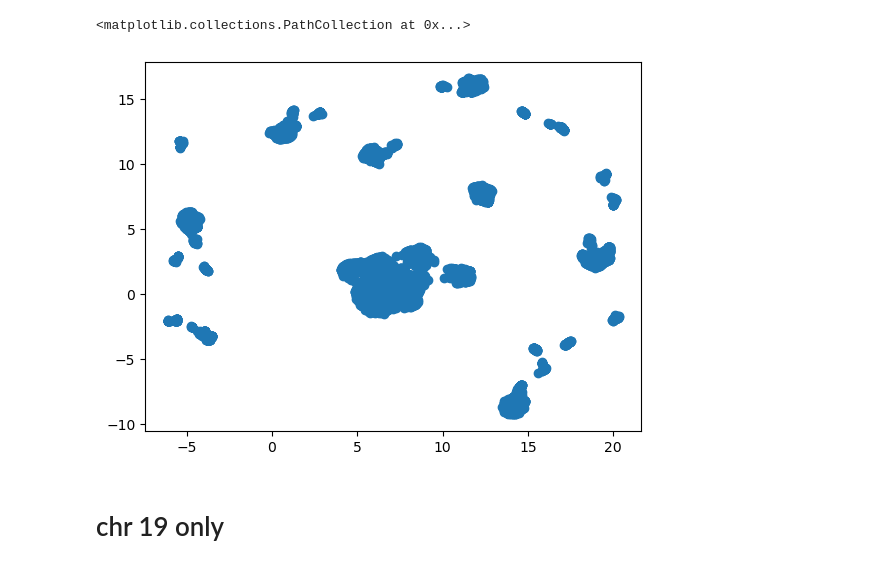
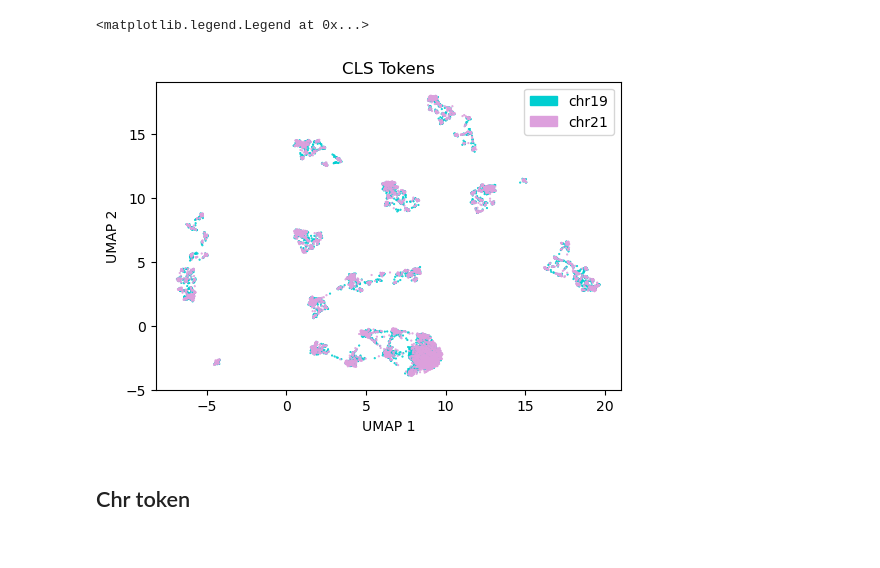
Before and after one commit to suhartobanerjee/robots_in_disguise, a Jupyter notebook: notebooks/explore_dims.ipynb, the cells around one changed output. Cells and saved outputs as stored; diff of their text form; code cells hidden in the pictures.

```diff
--- a/notebooks/explore_dims.ipynb
+++ b/notebooks/explore_dims.ipynb
@@ -14,10 +51,10 @@ seq1_cls = embed_dim[-2:-1, 0:1, :].flatten()
 # %%
-all_stack = np.zeros((64,64))
+cls_stack = np.zeros((64,64))
 for x in range(embed_dim.shape[0]):
     curr_stack = embed_dim[x:x+1, 0:1, :].flatten()
-    all_stack = np.vstack((all_stack, curr_stack))
+    cls_stack = np.vstack((cls_stack, curr_stack))
 
 # removing the 0 rows
-all_stack = all_stack[~np.all(all_stack == 0, axis=1)]
-all_stack.shape
+cls_stack = cls_stack[~np.all(cls_stack == 0, axis=1)]
+cls_stack.shape
 # %% [output]
@@ -24,0 +66,9 @@ all_stack.shape
+# %%
+chr_stack = np.zeros((64,64))
+for x in range(embed_dim.shape[0]):
+    curr_stack = embed_dim[x:x+1, 1:2, :].flatten()
+    chr_stack = np.vstack((chr_stack, curr_stack))
+
+# removing the 0 rows
+chr_stack = chr_stack[~np.all(chr_stack == 0, axis=1)]
+chr_stack.shape
@@ -25,5 +81,3 @@ all_stack.shape
 # %%
 umap_red = umap.UMAP()
+umap_colors = ["darkturquoise" if 'chr19' in x else "plum" for x in labels]
-# %%
-umap_embed = umap_red.fit_transform(all_stack)
-umap_embed.shape
@@ -48,7 +84,18 @@ array([[ 6.6487    ,  0.346418  ],
 # %%
-plt.scatter(umap_embed[:, 0], umap_embed[:, 1])
+umap_embed = umap_red.fit_transform(cls_stack)
+umap_embed.shape
+
+fig, ax = plt.subplots(1, figsize=(6, 4))
+plt.scatter(*umap_embed.T, c=umap_colors, s=0.3)
+label1 = mpatches.Patch(color='darkturquoise', label='chr19')
+label2 = mpatches.Patch(color='plum', label='chr21')
+
+plt.xlabel("UMAP 1")
+plt.ylabel("UMAP 2")
+plt.title("CLS Tokens")
+plt.legend(handles=[label1, label2])
 # %% [output]
-<matplotlib.collections.PathCollection at 0x...>
+<matplotlib.legend.Legend at 0x...>
-[figure, old version]
+[figure, new version]
 # %% [markdown]
-# chr 19 only
+## Chr token
```
Also changed, not shown: parts of 21 cells of this notebook, 2 other files.
